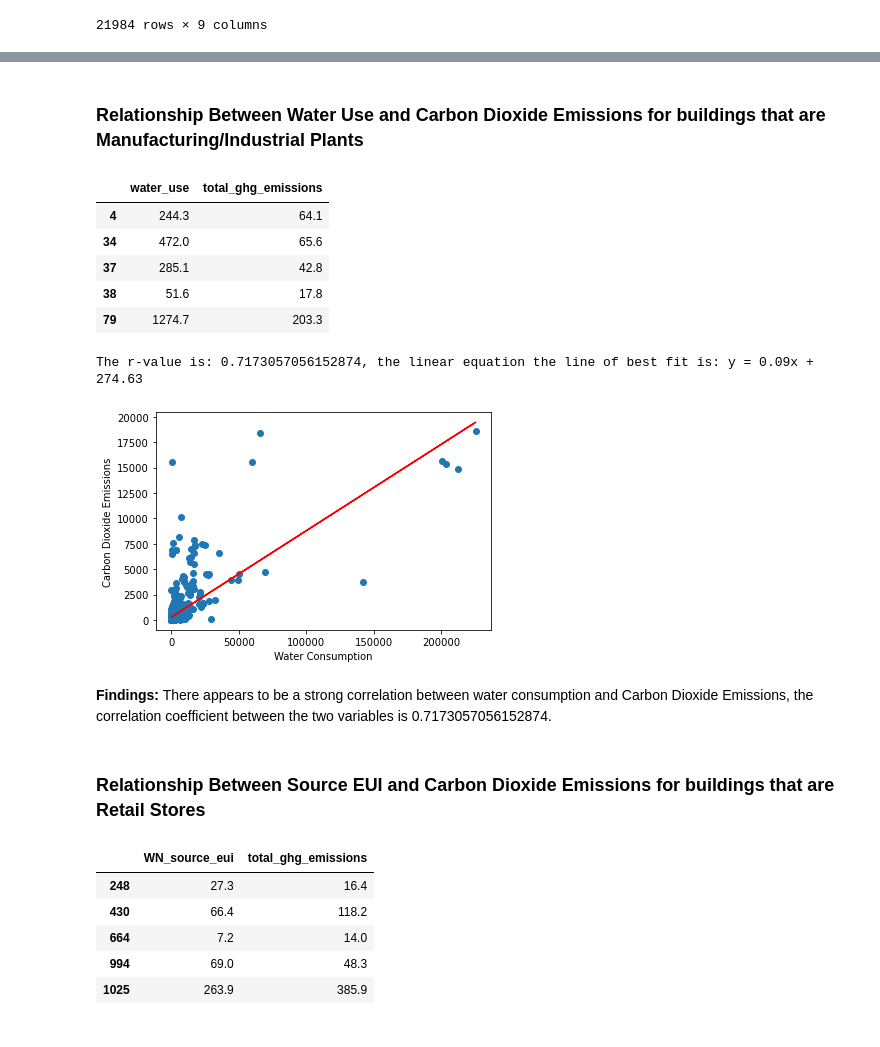
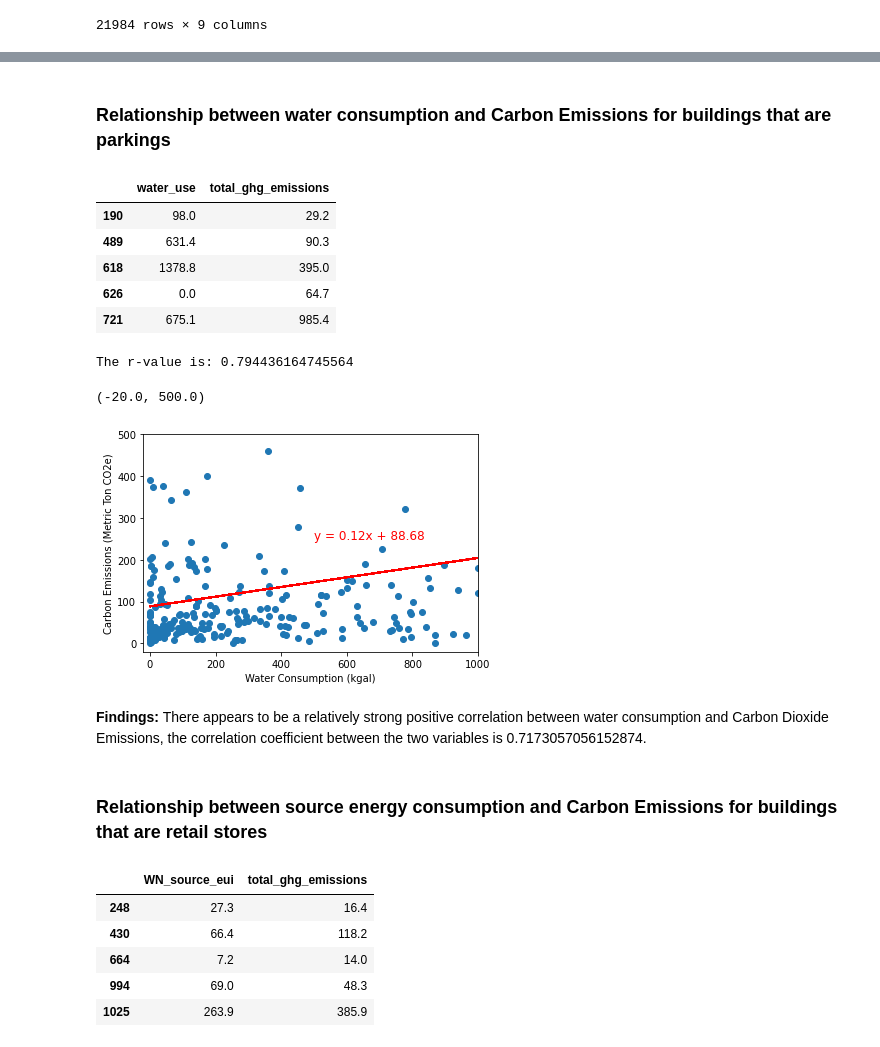
Before and after one commit to yashkansal97/LA_Energy_Water_Analysis, a Jupyter notebook: P1_Energy_Water_Analysis.ipynb, the cells around one changed output, grey strips where cells are left out. Saved outputs shown, nothing was run; the diff lists cells and outputs as text; code cells hidden in the pictures.

```diff
--- a/P1_Energy_Water_Analysis.ipynb
+++ b/P1_Energy_Water_Analysis.ipynb
@@ -124,12 +124,13 @@ buildings_df
 # %%
-def linear_regress(x, y, xl, yl):
+# Make scatter plot and display linear regression line on plot
+def linear_regress(x, y, xl, yl, text_coordinate):
     r = st.pearsonr(x, y)
     (slope, intercept, rvalue, pvalue, stderr) = linregress(x, y)
     regress_values = x * slope + intercept
     line_eq = f"y ={slope: .2f}x +{intercept: .2f}"
     plt.plot(x, regress_values, "r-")
-    print(f"The r-value is: {r[0]}, the linear equation the line of best fit is: {line_eq}")
-#     plt.annotate(line_eq, text_coordinate, fontsize=12, color="red")
+    print(f"The r-value is: {r[0]}")
+    plt.annotate(line_eq, text_coordinate, fontsize=12, color="red")
     plt.scatter(x, y)
     plt.xlabel(f"{xl}")
     plt.ylabel(f"{yl}")
@@ -177,25 +182,30 @@ plot_df.plot(kind='bar', x='Property Type', y='Carbon Dioxide Emissions', ylabel
 # %% [markdown]
-### Relationship Between Water Use and Carbon Dioxide Emissions for buildings that are Manufacturing/Industrial Plants
+### Relationship between water consumption and Carbon Emissions for buildings that are parkings
 # %%
 # Create DataFrame for Plotting
-water_plot_df = buildings_df.loc[buildings_df['primary_property_1']=='Manufacturing/Industrial Plant', ["water_use", "total_ghg_emissions"]]
+water_plot_df = buildings_df.loc[buildings_df['primary_property_1'] == 'Parking', ["water_use", "total_ghg_emissions"]]
 water_plot_df.head()
 # %% [output]
 |  | water_use | total_ghg_emissions |
-| 4 | 244.3 | 64.1 |
-| 34 | 472.0 | 65.6 |
-| 37 | 285.1 | 42.8 |
-| 38 | 51.6 | 17.8 |
-| 79 | 1274.7 | 203.3 |
+| 190 | 98.0 | 29.2 |
+| 489 | 631.4 | 90.3 |
+| 618 | 1378.8 | 395.0 |
+| 626 | 0.0 | 64.7 |
+| 721 | 675.1 | 985.4 |
 # %%
 # Plotting
-linear_regress(water_plot_df['water_use'], water_plot_df['total_ghg_emissions'], "Water Consumption", "Carbon Dioxide Emissions")
+linear_regress(water_plot_df['water_use'], water_plot_df['total_ghg_emissions'], "Water Consumption (kgal)", "Carbon Emissions (Metric Ton CO2e)", (500, 250))
+
+# Closer snapshot
+plt.xlim(-20, 1000)
+plt.ylim(-20, 500)
 # %% [output]
-The r-value is: 0.7173057056152874, the linear equation the line of best fit is: y = 0.09x + 274.63
+The r-value is: 0.794436164745564
+(-20.0, 500.0)
-[figure, old version]
+[figure, new version]
 # %% [markdown]
-**Findings:** There appears to be a strong correlation between water consumption and Carbon Dioxide Emissions, the correlation coefficient between the two variables is 0.7173057056152874.
+**Findings:** There appears to be a relatively strong positive correlation between water consumption and Carbon Dioxide Emissions, the correlation coefficient between the two variables is 0.7173057056152874.
 # %% [markdown]
-### Relationship Between Source EUI and Carbon Dioxide Emissions for buildings that are Retail Stores
+### Relationship between source energy consumption and Carbon Emissions for buildings that are retail stores
 # %%
 # Create DataFrame for Plotting
```
Also changed, not shown: parts of 27 cells of this notebook.
